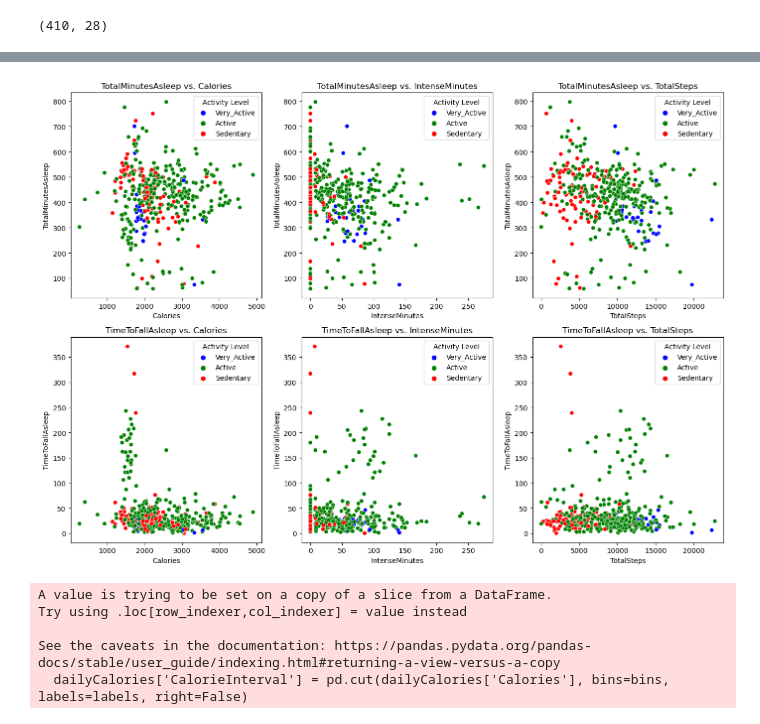
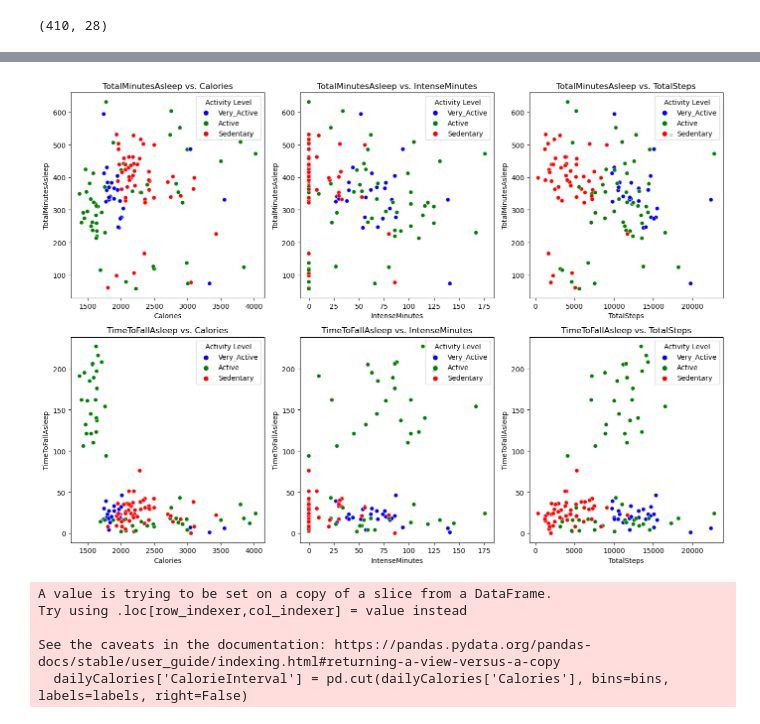
Before and after one commit to Hebbo23/Project-Big-Data---Group-22, a Jupyter notebook: final project code.ipynb, the cells around one changed output, grey strips where cells are left out. Drawn from its saved outputs; the diff is of its cells as text; code cells hidden in the pictures.

```diff
--- a/final project code.ipynb
+++ b/final project code.ipynb
@@ -674,9 +705,8 @@ plt.show()
 # %%
-#frequencies of time reuqired to fall asleep
-sleepday["TimeToFallAsleep"] = sleepday["TotalTimeInBed"]-sleepday["TotalMinutesAsleep"]
+sleepday1.loc[:, "TimeToFallAsleep"] = sleepday1["TotalTimeInBed"] - sleepday1["TotalMinutesAsleep"]
 
 plt.figure(figsize=(10, 6))
-plt.hist(sleepday['TimeToFallAsleep'], bins=20, color='green', edgecolor='black')
+plt.hist(sleepday1['TimeToFallAsleep'], bins=20, color='green', edgecolor='black')
 
 
 plt.title('Distribution of Total Time To Fall Asleep')
@@ -809,0 +852,34 @@ memory usage: 89.7+ KB
+# %%
+count24hour = 0
+countMoreThan24hour = 0
+listOfDeviationAbove24Hours = []
+countLessThan24hour = 0
+listOfDeviationBelow24Hours = []
+activityAndSleepday1["CorrectTotalTime"] = False
+
+for idx,entry in activityAndSleepday1.iterrows():
+    sedentaryTime = entry["SedentaryMinutes"]
+    veryActiveTime = entry["VeryActiveMinutes"]
+    fairlyActiveTime = entry["FairlyActiveMinutes"]
+    lightlyActiveTime = entry["LightlyActiveMinutes"]
+    timeInBed = entry["TotalTimeInBed"]
+    total = sedentaryTime + veryActiveTime + fairlyActiveTime + lightlyActiveTime + timeInBed
+
+    if total == (24*60):
+        count24hour+=1
+        activityAndSleepday1.at[idx, "CorrectTotalTime"] = True
+    elif total > (24*60):
+        countMoreThan24hour+=1
+        activityAndSleepday1.at[idx, "CorrectTotalTime"] = False
+        listOfDeviationAbove24Hours.append(total-((24*60)))
+    else:
+        countLessThan24hour+=1
+        activityAndSleepday1.at[idx, "CorrectTotalTime"] = False
+        listOfDeviationBelow24Hours.append(((24*60))-total)
+
+print("Correct Total time Frequency: ",count24hour)
+print("Total time Above 24h Frequency: ",countMoreThan24hour)
+print("Total time Below 24h Frequency: ",countLessThan24hour)
+#activityAndSleepday1.head(10)
+print("Average Deviation Above 24 Hours: ", sum(listOfDeviationAbove24Hours)/len(listOfDeviationAbove24Hours))
+print("Average Deviation below 24 Hours: ", sum(listOfDeviationBelow24Hours)/len(listOfDeviationBelow24Hours))
@@ -812,6 +913,6 @@ memory usage: 89.7+ KB
 # %%
 def plot_sleep_vs_variables(df: pd.DataFrame):
-
+    df1 = df[df["CorrectTotalTime"]==True]
     variables = ["Calories", "IntenseMinutes", "TotalSteps"]
     sleep_factors = ["TotalMinutesAsleep", "TimeToFallAsleep"]
 
@@ -824,37 +925,38 @@ def plot_sleep_vs_variables(df: pd.DataFrame):
     for j, sleep_factor in enumerate(sleep_factors, 1):
         # Iterate over each activity variable
         for i, activity in enumerate(variables, 1):
+
             plt.subplot(2, 3, (j-1)*3 + i)  # Calculate the subplot index
             # Scatter plot with Activity_level coloring
-            sns.scatterplot(data=df, x=activity, y=sleep_factor, hue='Activity_Level', palette=colors)
+            sns.scatterplot(data=df1, x=activity, y=sleep_factor, hue='Activity_Level', palette=colors)
             plt.title(f'{sleep_factor} vs. {activity}')
             plt.xlabel(activity)
             plt.ylabel(sleep_factor)
             plt.legend(title='Activity Level', loc='upper right')
 
     plt.tight_layout()
     plt.show()
 
     """
     variables = ["Calories", "IntenseMinutes", "TotalSteps"]
     colors = {'Sedentary': 'red', 'Active': 'green', 'Very_Active': 'blue'}
 
     plt.figure(figsize=(14, 10))
 
     for i, activity in enumerate(variables, 1):
         plt.subplot(2, 2, i)
         sns.scatterplot(data=df, x=activity, y="TotalMinutesAsleep",hue='Activity_Level', palette=colors)
         plt.title(f'Time Slept vs. {activity}')
         plt.xlabel(activity)
         plt.ylabel('Time Slept (minutes)')
 
     plt.tight_layout()
     plt.show()
     """
 
 plot_sleep_vs_variables(activityAndSleepday1)
 # %% [output]
-[figure, old version]
+[figure, new version]
 # %%
 def plot_calorie_intervals_frequency(dailyCalories: pd.DataFrame):
     # Define the calorie intervals
```
Also changed, not shown: parts of 38 cells of this notebook.
